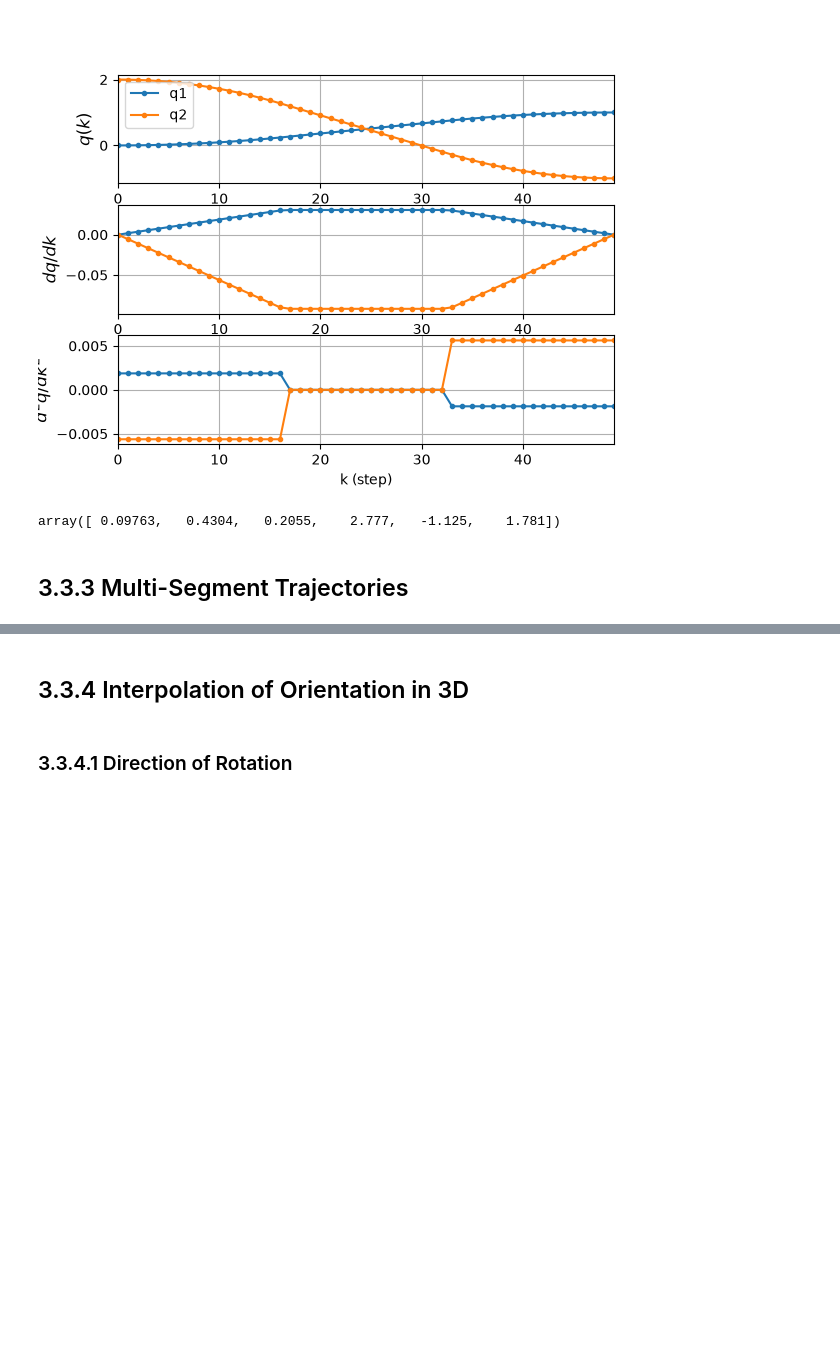
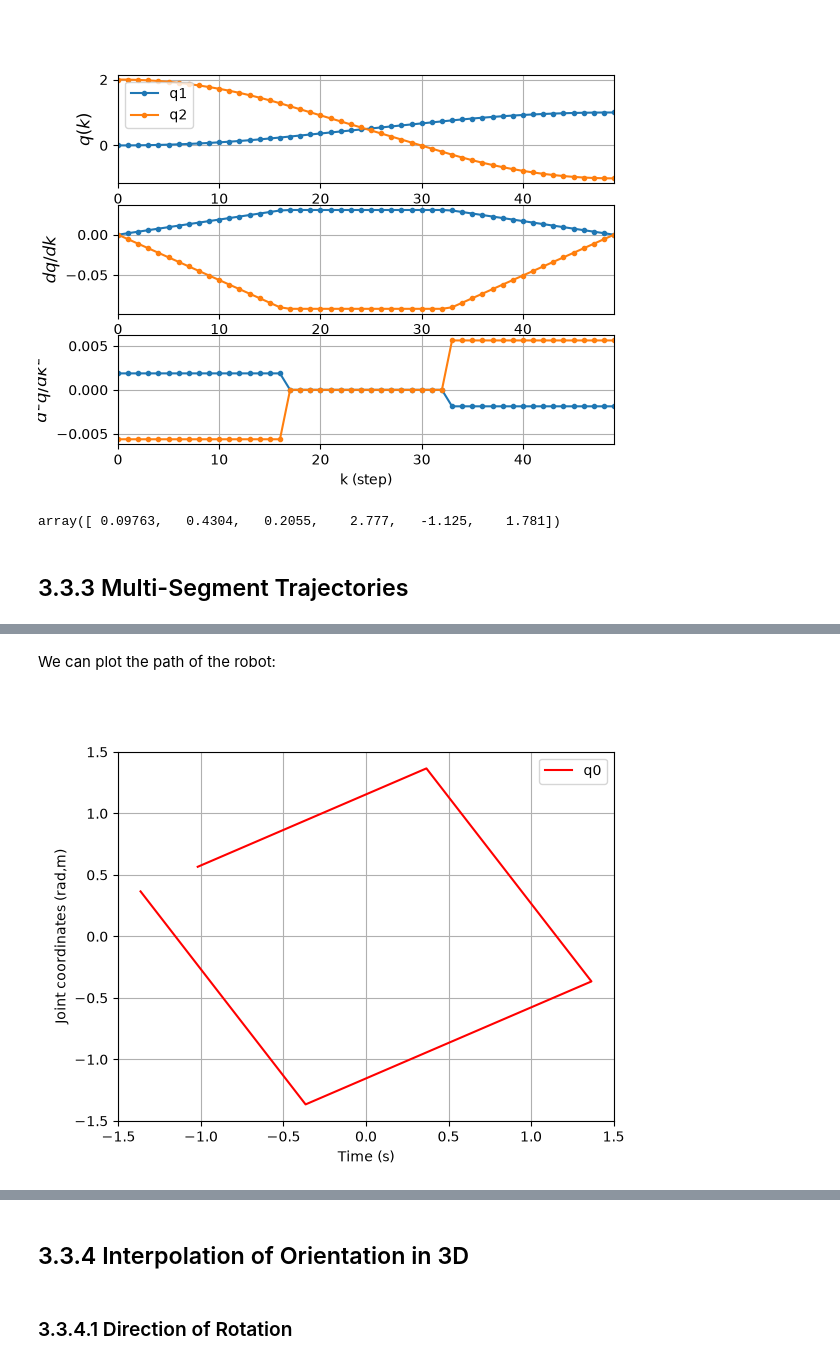
Before and after one commit to MichOng00/RVC3, a Jupyter notebook: chap03-notes.ipynb, the cells around one changed output, grey strips where cells are left out. Saved outputs shown, nothing was run; the diff lists cells and outputs as text; code cells hidden in the pictures; blank space fills up the shorter version.

```diff
--- a/chap03-notes.ipynb
+++ b/chap03-notes.ipynb
@@ -559,6 +577,11 @@ Let the trajectory be defined by $M$ configuration vectors $\mathbf q_k\in\mathb
 # %%
 via = SO2(30, unit="deg") * np.array([[-1, 1, 1, -1, -1], [1, 1, -1, -1, 1]]);
 traj0 = mstraj(via.T, dt=0.2, tacc=0, qdmax=[2, 1]);
+# %% [markdown]
+We can plot the path of the robot:
 # %%
-# xplot(traj0.q[:, 0], traj0.q[:, 1], color="red");
-plt.plot(traj0.q[:, 0], traj0.q[:, 1], color="red");
+xplot(traj0.q[:, 0], traj0.q[:, 1], color="red");
+# plt.figure()
+# plt.plot(traj0.q[:, 0], traj0.q[:, 1], color="red");
+# %% [output]
+[figure, added]
```
Also changed, not shown: parts of 5 cells of this notebook, 2 other files.
